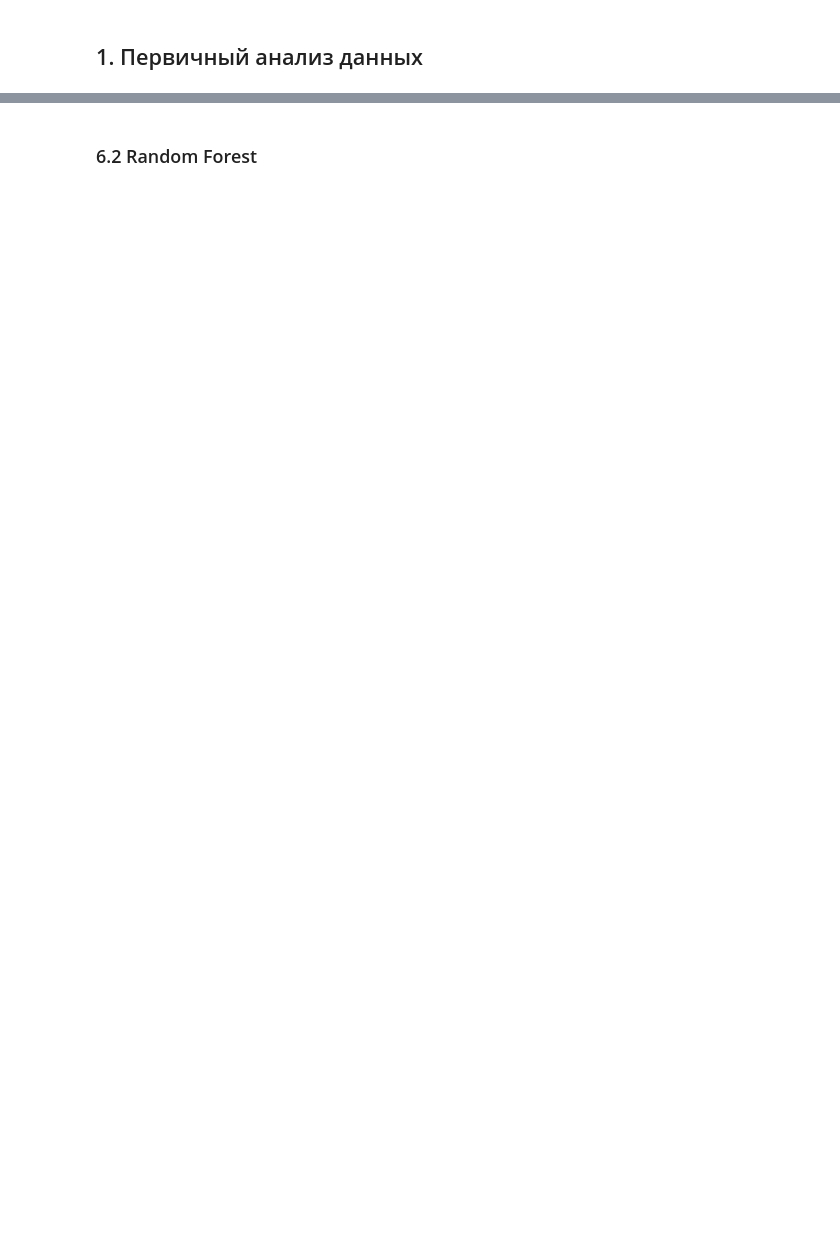
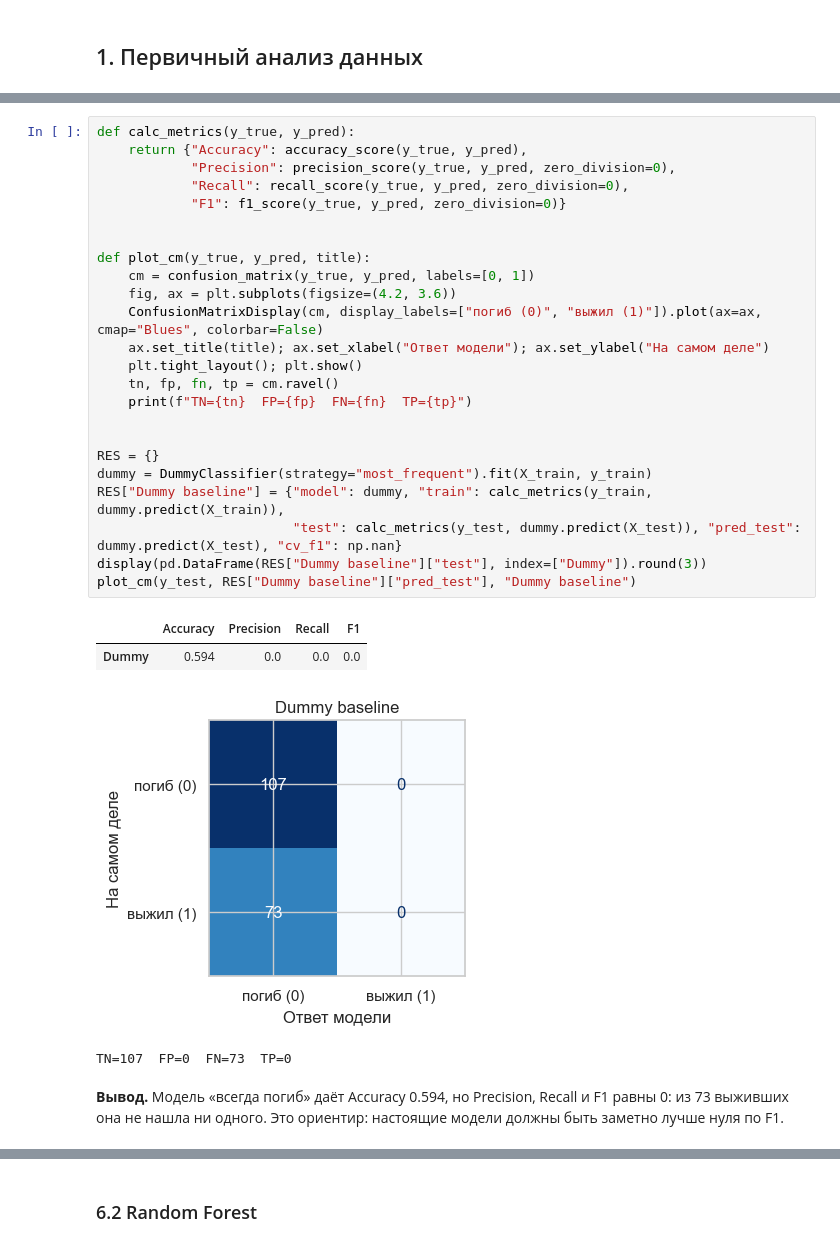
Before and after one commit to batsuperflash/ml_course_mai, a Jupyter notebook: classification/lab02_titanic.ipynb, the cells around one changed output, grey strips where cells are left out. Drawn from its saved outputs; the diff is of its cells as text; blank space fills up the shorter version.

```diff
--- a/classification/lab02_titanic.ipynb
+++ b/classification/lab02_titanic.ipynb
@@ -465,0 +210,31 @@ display(importance_table("Decision Tree").head(8).round(3).to_frame("importance"
+# %%
+def calc_metrics(y_true, y_pred):
+    return {"Accuracy": accuracy_score(y_true, y_pred),
+            "Precision": precision_score(y_true, y_pred, zero_division=0),
+            "Recall": recall_score(y_true, y_pred, zero_division=0),
+            "F1": f1_score(y_true, y_pred, zero_division=0)}
+
+
+def plot_cm(y_true, y_pred, title):
+    cm = confusion_matrix(y_true, y_pred, labels=[0, 1])
+    fig, ax = plt.subplots(figsize=(4.2, 3.6))
+    ConfusionMatrixDisplay(cm, display_labels=["погиб (0)", "выжил (1)"]).plot(ax=ax, cmap="Blues", colorbar=False)
+    ax.set_title(title); ax.set_xlabel("Ответ модели"); ax.set_ylabel("На самом деле")
+    plt.tight_layout(); plt.show()
+    tn, fp, fn, tp = cm.ravel()
+    print(f"TN={tn}  FP={fp}  FN={fn}  TP={tp}")
+
+
+RES = {}
+dummy = DummyClassifier(strategy="most_frequent").fit(X_train, y_train)
+RES["Dummy baseline"] = {"model": dummy, "train": calc_metrics(y_train, dummy.predict(X_train)),
+                         "test": calc_metrics(y_test, dummy.predict(X_test)), "pred_test": dummy.predict(X_test), "cv_f1": np.nan}
+display(pd.DataFrame(RES["Dummy baseline"]["test"], index=["Dummy"]).round(3))
+plot_cm(y_test, RES["Dummy baseline"]["pred_test"], "Dummy baseline")
+# %% [output]
+|  | Accuracy | Precision | Recall | F1 |
+| Dummy | 0.594 | 0.0 | 0.0 | 0.0 |
+[figure, added]
+TN=107  FP=0  FN=73  TP=0
+# %% [markdown]
+**Вывод.** Модель «всегда погиб» даёт Accuracy 0.594, но Precision, Recall и F1 равны 0: из 73 выживших она не нашла ни одного. Это ориентир: настоящие модели должны быть заметно лучше нуля по F1.
```
Also changed, not shown: parts of 89 cells of this notebook, 1 other file.
